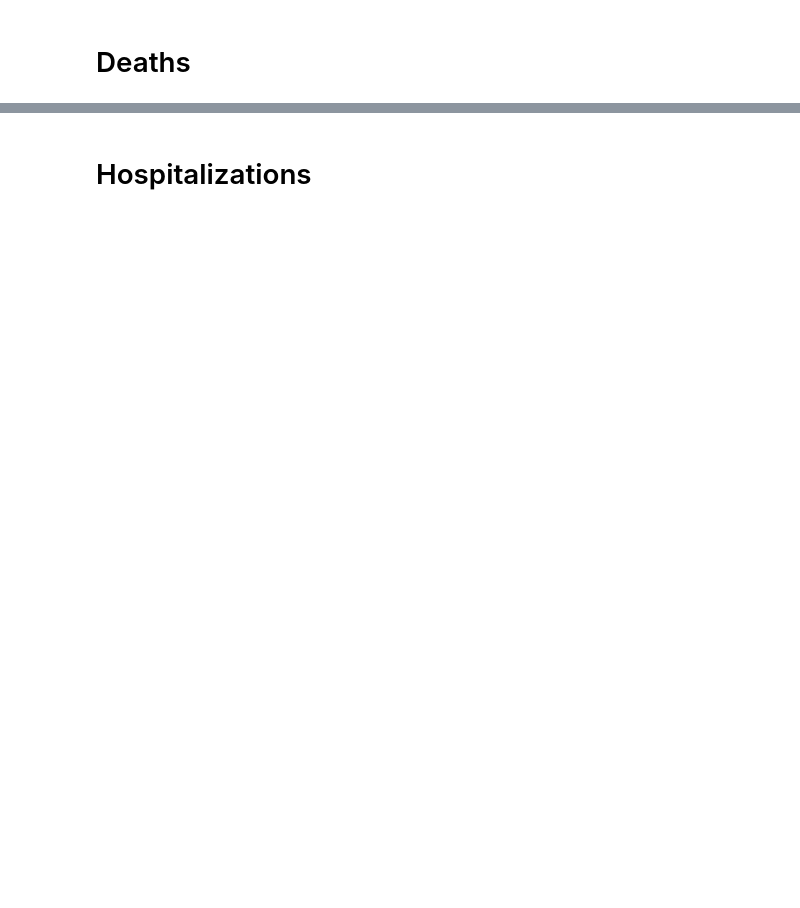
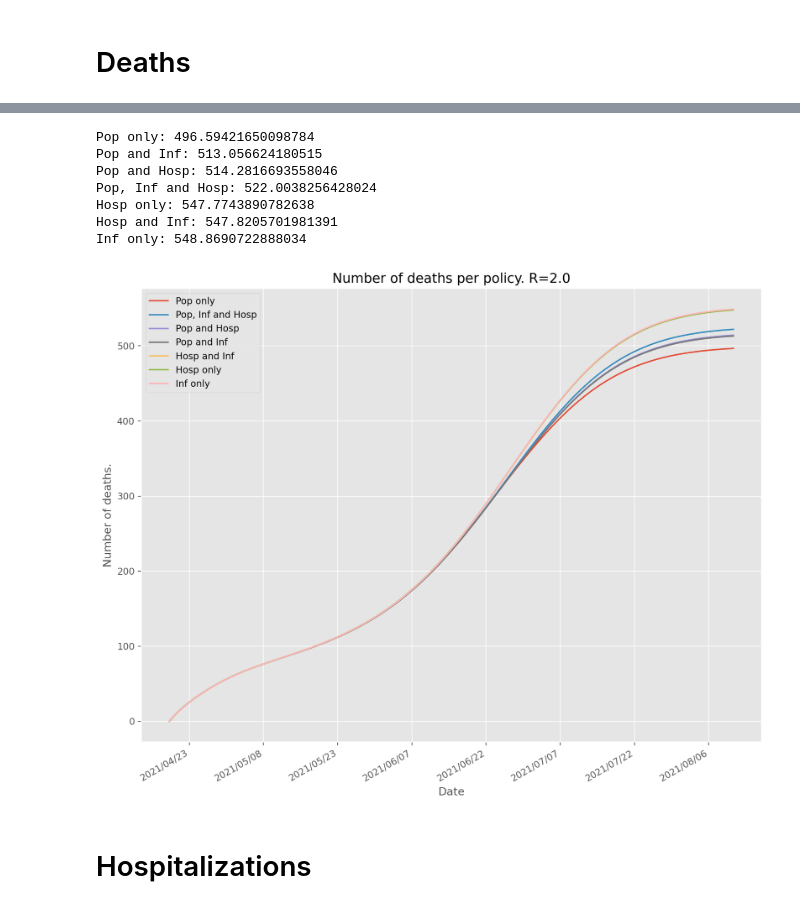
Before and after one commit to FINCoVID19/optimized_vaccination_finland, a Jupyter notebook: compare_vaccination_strategies.ipynb, the cells around one changed output, grey strips where cells are left out. Drawn from its saved outputs; the diff is of its cells as text; code cells hidden in the pictures; blank space fills up the shorter version.

```diff
--- a/compare_vaccination_strategies.ipynb
+++ b/compare_vaccination_strategies.ipynb
@@ -27,14 +27,14 @@ ervas_labels = EPIDEMIC['ervas_order']
 age_labels = MAPPINGS['age_groups'][num_age_groups]['names']
 
 strategies = [
-    ('equal', EPIDEMIC['ws_vacc'], 'equal'),
-    ('no_vacc', EPIDEMIC['ws_vacc'], 'no vaccination'),
-    ('thl', EPIDEMIC['ws_vacc'], 'THL Pop, inf, hosp'),
-    ('thl', [1/2, 1/2, 0], 'THL Pop and hosp'),
-    ('thl', [1/2, 0, 1/2], 'THL Pop and inf'),
-    ('thl', [0, 1/2, 1/2], 'THL Hosp and inf'),
-    ('thl', [0, 1, 0], 'THL Hosp only'),
-    ('thl', [0, 0, 1], 'THL Inf only'),
+    ('equal', EPIDEMIC['ws_vacc'], 'Pop only'),
+    ('no_vacc', EPIDEMIC['ws_vacc'], 'No vaccination'),
+    ('thl', EPIDEMIC['ws_vacc'], 'Pop, Inf and Hosp'),
+    ('thl', [1/2, 1/2, 0], 'Pop and Hosp'),
+    ('thl', [1/2, 0, 1/2], 'Pop and Inf'),
+    ('thl', [0, 1/2, 1/2], 'Hosp and Inf'),
+    ('thl', [0, 1, 0], 'Hosp only'),
+    ('thl', [0, 0, 1], 'Inf only'),
 ]
 # %%
 all_results = get_experiments_results(num_age_groups=num_age_groups,
@@ -71,7 +71,7 @@ def plot_results(ax, r, metric, all_results, t0, T, skip_no_vacc=True):
     results_for_r = all_results[r]
     totals = []
     for label, results_all_metrics in results_for_r:
-        if label == 'no vaccination' and skip_no_vacc:
+        if label == 'No vaccination' and skip_no_vacc:
             continue
         metric_results = results_all_metrics[metric]
         metric_all_time = metric_results.sum(axis=0)
@@ -80,7 +80,10 @@ def plot_results(ax, r, metric, all_results, t0, T, skip_no_vacc=True):
         assert metric_all_time.shape[0] == T
 
         ax.plot(x, metric_all_time, label=label)
-        total_policy = metric_all_time.sum(axis=0)
+        if metric == 'deaths':
+            total_policy = metric_all_time[-1]
+        else:
+            total_policy = metric_all_time.sum(axis=0)
         total = (label, total_policy)
         totals.append(total)
 
@@ -150,3 +153,20 @@ THL Hosp only: 13264.422328859
+# %%
+fig, ax = plt.subplots(figsize=(12, 10))
+fig.gca().xaxis.set_major_formatter(mdates.DateFormatter('%Y/%m/%d'))
+fig.gca().xaxis.set_major_locator(mdates.DayLocator(interval=plot_interval))
+
+ax = plot_results(ax, r=r_experiments[3], metric='deaths', all_results=all_results, t0=t0, T=T)
+
+fig.autofmt_xdate()
+# %% [output]
+Pop only: 496.59421650098784
+Pop and Inf: 513.056624180515
+Pop and Hosp: 514.2816693558046
+Pop, Inf and Hosp: 522.0038256428024
+Hosp only: 547.7743890782638
+Hosp and Inf: 547.8205701981391
+Inf only: 548.8690722888034
+[figure, added]
 # %% [markdown]
 # Hospitalizations
 # %%
```
Also changed, not shown: parts of 12 cells of this notebook, 2 other files.
